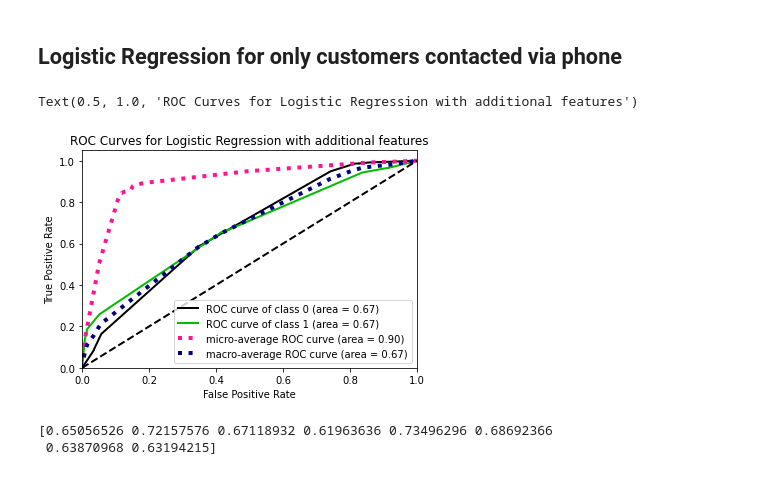
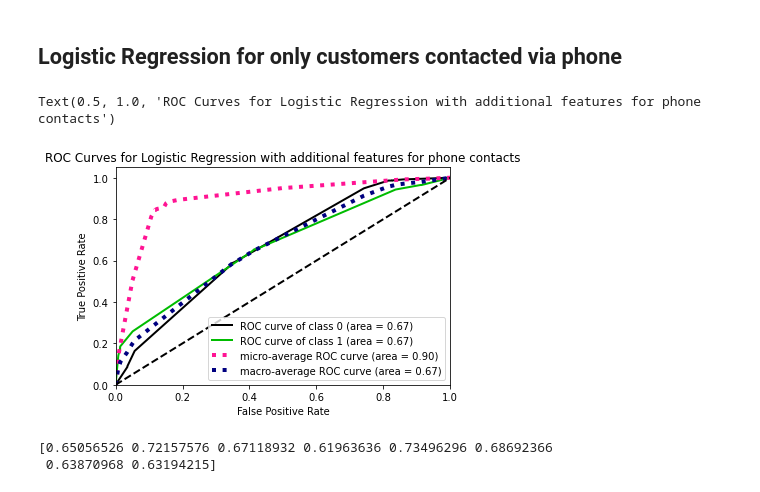
Before and after one commit to bblank70/MSDS422, a Jupyter notebook: Assignment3-bank.ipynb, the cells around one changed output. Cells and saved outputs as stored; diff of their text form; code cells hidden in the pictures.

```diff
--- a/Assignment3-bank.ipynb
+++ b/Assignment3-bank.ipynb
@@ -621,10 +718,10 @@ Logreg_pipe.fit(P_TrainX, P_TrainY)
 P_Logreg_train_pred = Logreg_pipe.predict_proba(P_TrainX)
 # %%
 skplt.metrics.plot_roc_curve(P_TrainY, P_Logreg_train_pred )
-plt.title('ROC Curves for Logistic Regression with additional features')
+plt.title('ROC Curves for Logistic Regression with additional features for phone contacts')
 # %% [output]
-Text(0.5, 1.0, 'ROC Curves for Logistic Regression with additional features')
+Text(0.5, 1.0, 'ROC Curves for Logistic Regression with additional features for phone contacts')
-[figure, old version]
+[figure, new version]
 # %%
 cv_results = cross_val_score(Logreg_pipe, P_TrainX, P_TrainY, cv=kfold, scoring= 'roc_auc')
 print(cv_results)
```
Also changed, not shown: parts of 30 cells of this notebook.
